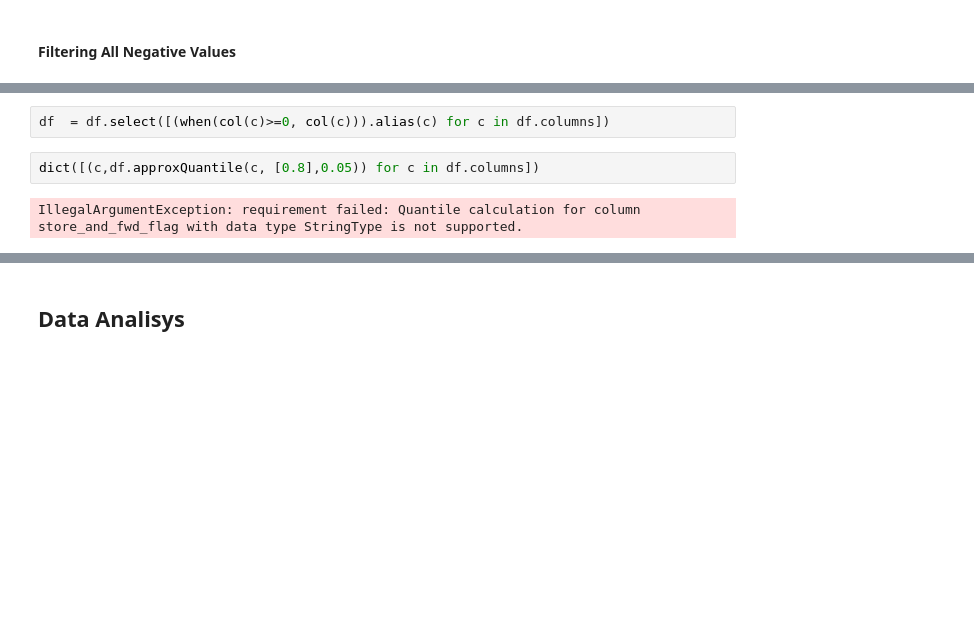
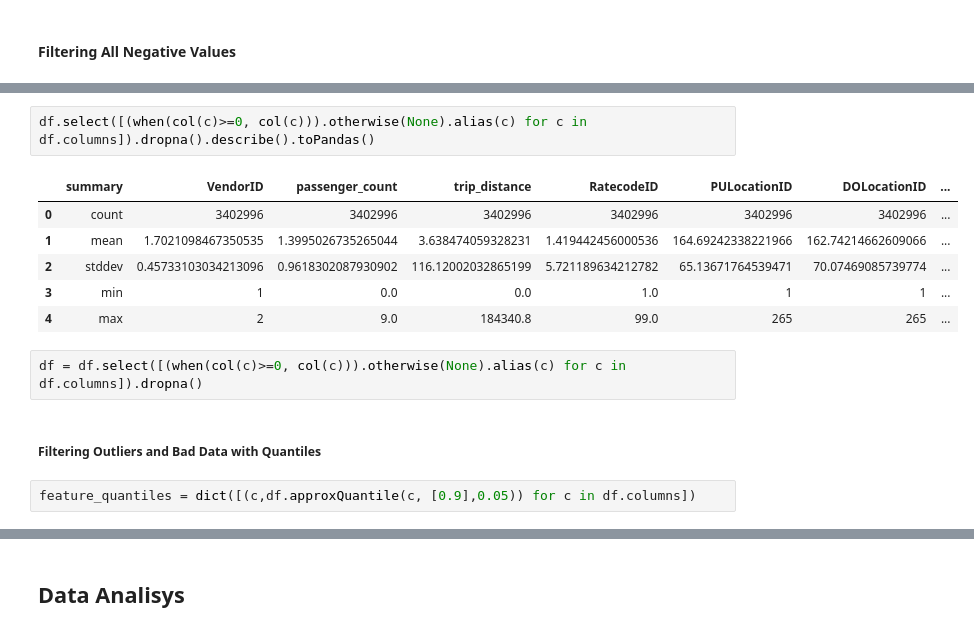
Before and after one commit to ArthurRoseira/ny_cab_data_engineering, a Jupyter notebook: ML model Development/price_duration_cab_trip_prediction.ipynb, the cells around one changed output, grey strips where cells are left out. Cells and saved outputs as stored; diff of their text form; blank space fills up the shorter version.

Commit message:
started data analysis with spark

```diff
--- a/ML model Development/price_duration_cab_trip_prediction.ipynb
+++ b/ML model Development/price_duration_cab_trip_prediction.ipynb
@@ -116,6 +116,15 @@ df.select([(when(col(c)>=0, col(c))).alias(c) for c in df.columns]).describe().t
+# %%
+df.select([(when(col(c)>=0, col(c))).otherwise(None).alias(c) for c in df.columns]).dropna().describe().toPandas()
+# %% [output]
+|  | summary | VendorID | passenger_count | trip_distance | RatecodeID | PULocationID | DOLocationID | ... |
+| 0 | count | 3402996 | 3402996 | 3402996 | 3402996 | 3402996 | 3402996 | ... |
+| 1 | mean | 1.7021098467350535 | 1.3995026735265044 | 3.638474059328231 | 1.419442456000536 | 164.69242338221966 | 162.74214662609066 | ... |
+| 2 | stddev | 0.45733103034213096 | 0.9618302087930902 | 116.12002032865199 | 5.721189634212782 | 65.13671764539471 | 70.07469085739774 | ... |
+| 3 | min | 1 | 0.0 | 0.0 | 1.0 | 1 | 1 | ... |
+| 4 | max | 2 | 9.0 | 184340.8 | 99.0 | 265 | 265 | ... |
 # %%
-df  = df.select([(when(col(c)>=0, col(c))).alias(c) for c in df.columns])
+df = df.select([(when(col(c)>=0, col(c))).otherwise(None).alias(c) for c in df.columns]).dropna()
+# %% [markdown]
+##### Filtering Outliers and Bad Data with Quantiles
 # %%
-dict([(c,df.approxQuantile(c, [0.8],0.05)) for c in df.columns])
+feature_quantiles = dict([(c,df.approxQuantile(c, [0.9],0.05)) for c in df.columns])
-# %% [output]
-IllegalArgumentException: requirement failed: Quantile calculation for column store_and_fwd_flag with data type StringType is not supported.
```
Also changed, not shown: parts of 6 cells of this notebook.
